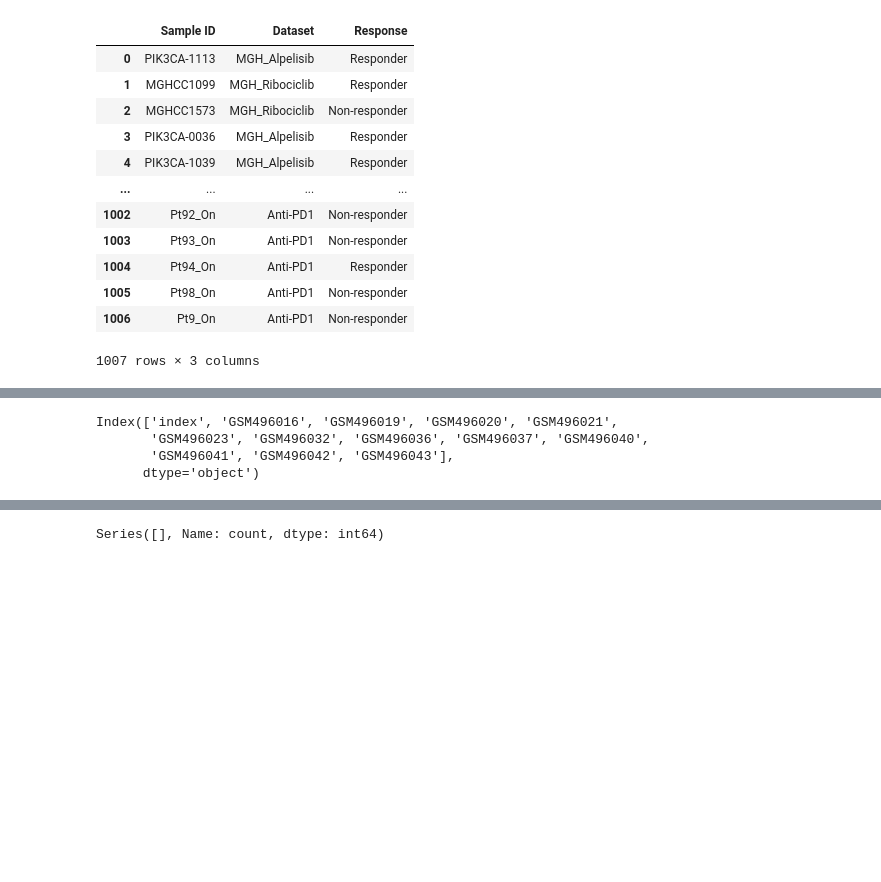
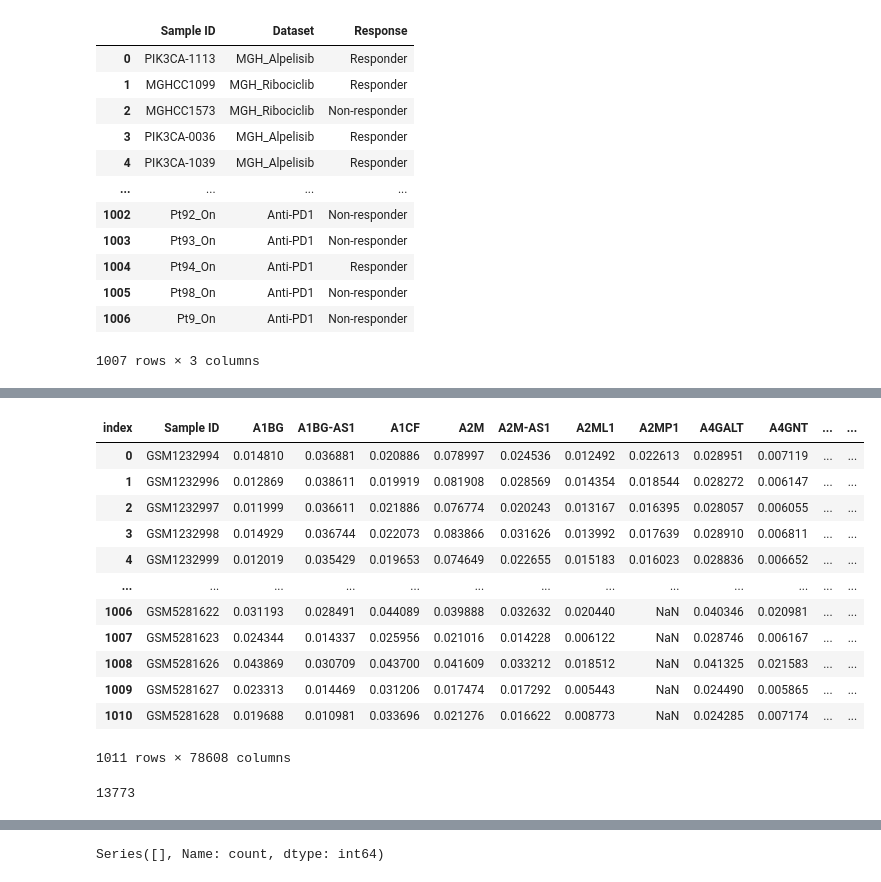
Before and after one commit to hozhao87/Cancer_Drug_Prediction_with_Machine_Learning_Model, a Jupyter notebook: drug_response_prediction_breast_cancer_sum_2.ipynb, the cells around one changed output, grey strips where cells are left out. Cells and saved outputs as stored; diff of their text form; code cells hidden in the pictures; blank space fills up the shorter version.

```diff
--- a/drug_response_prediction_breast_cancer_sum_2.ipynb
+++ b/drug_response_prediction_breast_cancer_sum_2.ipynb
@@ -115,0 +187,18 @@ df_12 = df_12_log
+# %%
+pattern = r'^LOC\d+$'
+loc_list = []
+
+for i in range(1, 31):
+    df_name = f"df_{i}"  # Create the DataFrame name dynamically
+    if df_name in globals():  # Check if the DataFrame exists
+        df = globals()[df_name]  # Access the DataFrame using globals()
+
+        # Ensure 'index' exists in the DataFrame
+        if 'index' in df.columns:
+            # Check if the 'index' column contains LOC IDs
+            if df['index'].astype(str).str.match(pattern).any():  # Check if any value matches
+                print(f"DataFrame '{df_name}' contains LOC IDs in the 'index' column.")
+                loc_list.append(df_name)
+        else:
+            print(f"DataFrame '{df_name}' does not contain an 'index' column.")
+loc_list
@@ -116,7 +306,21 @@ df_12 = df_12_log
 # %%
-df_9.columns
+scaler = MinMaxScaler()
+transformed_dfs = []
+
+for i in range(1, 31):
+    df_i = globals()[f'df_{i}'].copy()
+
+    # Scale numeric columns
+    numeric_columns = df_i.select_dtypes(include=['float64', 'int64']).columns
+    df_i[numeric_columns] = scaler.fit_transform(df_i[numeric_columns])
+
+    # Transpose the DataFrame
+    df_i_transposed = df_i.set_index('index').T
+    df_i_transposed = df_i_transposed.reset_index()
+    df_i_transposed = df_i_transposed.rename(columns={'index': 'Sample ID'})
+
+    # Append the scaled and transposed DataFrame to the list
+    transformed_dfs.append(df_i_transposed)
+
+# Concatenate all scaled and transposed DataFrames
+df = pd.concat(transformed_dfs, axis=0, ignore_index=True, join='outer')
-# %% [output]
-Index(['index', 'GSM496016', 'GSM496019', 'GSM496020', 'GSM496021',
-       'GSM496023', 'GSM496032', 'GSM496036', 'GSM496037', 'GSM496040',
-       'GSM496041', 'GSM496042', 'GSM496043'],
-      dtype='object')
@@ -144 +327,23 @@ df_merged_2 = pd.concat(transformed_dfs, axis=0, ignore_index=True, join='outer'
+# %%
+df
+# %% [output]
+| index | Sample ID | A1BG | A1BG-AS1 | A1CF | A2M | A2M-AS1 | A2ML1 | A2MP1 | A4GALT | A4GNT | ... | ... |
+| 0 | GSM1232994 | 0.014810 | 0.036881 | 0.020886 | 0.078997 | 0.024536 | 0.012492 | 0.022613 | 0.028951 | 0.007119 | ... | ... |
+| 1 | GSM1232996 | 0.012869 | 0.038611 | 0.019919 | 0.081908 | 0.028569 | 0.014354 | 0.018544 | 0.028272 | 0.006147 | ... | ... |
+| 2 | GSM1232997 | 0.011999 | 0.036611 | 0.021886 | 0.076774 | 0.020243 | 0.013167 | 0.016395 | 0.028057 | 0.006055 | ... | ... |
+| 3 | GSM1232998 | 0.014929 | 0.036744 | 0.022073 | 0.083866 | 0.031626 | 0.013992 | 0.017639 | 0.028910 | 0.006811 | ... | ... |
+| 4 | GSM1232999 | 0.012019 | 0.035429 | 0.019653 | 0.074649 | 0.022655 | 0.015183 | 0.016023 | 0.028836 | 0.006652 | ... | ... |
+| ... | ... | ... | ... | ... | ... | ... | ... | ... | ... | ... | ... | ... |
+| 1006 | GSM5281622 | 0.031193 | 0.028491 | 0.044089 | 0.039888 | 0.032632 | 0.020440 | NaN | 0.040346 | 0.020981 | ... | ... |
+| 1007 | GSM5281623 | 0.024344 | 0.014337 | 0.025956 | 0.021016 | 0.014228 | 0.006122 | NaN | 0.028746 | 0.006167 | ... | ... |
+| 1008 | GSM5281626 | 0.043869 | 0.030709 | 0.043700 | 0.041609 | 0.033212 | 0.018512 | NaN | 0.041325 | 0.021583 | ... | ... |
+| 1009 | GSM5281627 | 0.023313 | 0.014469 | 0.031206 | 0.017474 | 0.017292 | 0.005443 | NaN | 0.024490 | 0.005865 | ... | ... |
+| 1010 | GSM5281628 | 0.019688 | 0.010981 | 0.033696 | 0.021276 | 0.016622 | 0.008773 | NaN | 0.024285 | 0.007174 | ... | ... |
+1011 rows × 78608 columns
+# %%
+pattern = r'^LOC\d+$'
+loc_ids = [col for col in df.columns if re.match(pattern, str(col))]
+len(loc_ids)
+# %% [output]
+13773
 # %%
```
Also changed, not shown: parts of 60 cells of this notebook, 1 other file.
